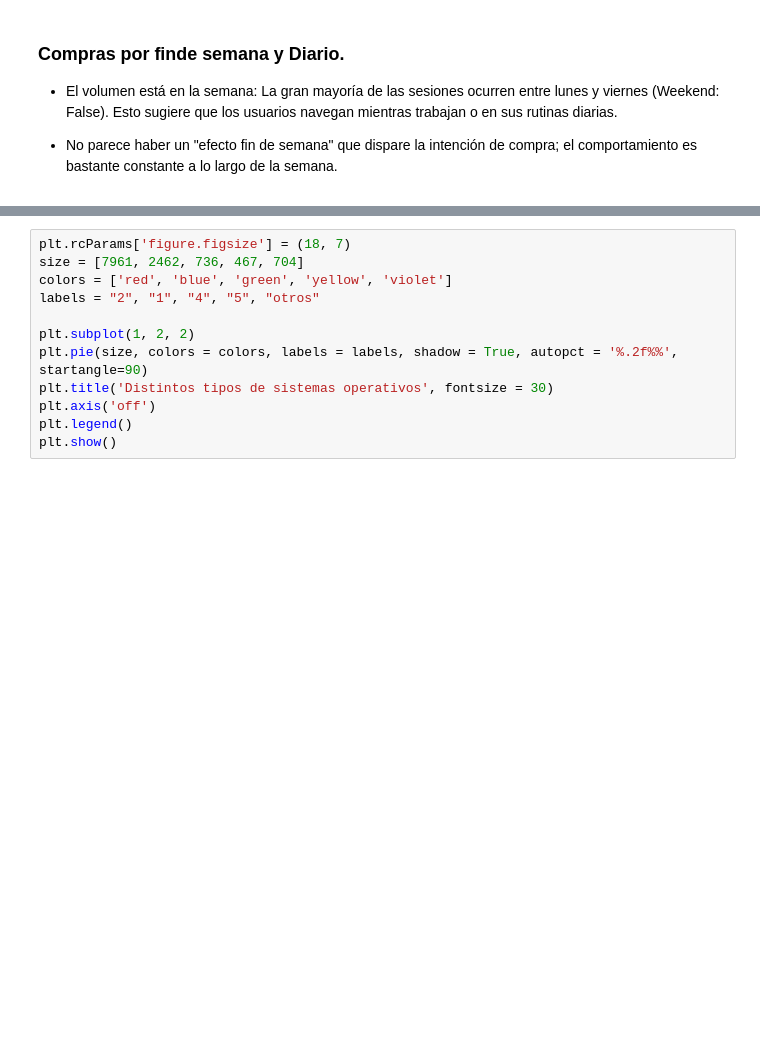
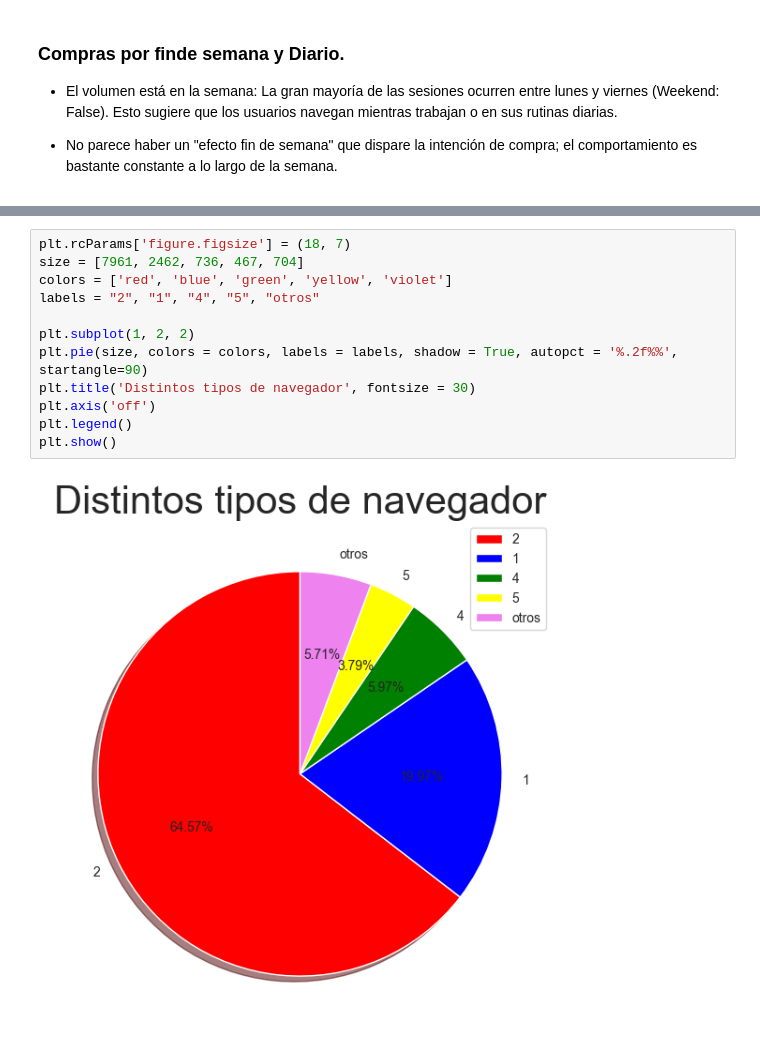
Before and after one commit to alvaroG-IA/proyecto-1-AIA-Marketing_Digital, a Jupyter notebook: Analisis_datos_Alfon.ipynb, the cells around one changed output, grey strips where cells are left out. Drawn from its saved outputs; the diff is of its cells as text; blank space fills up the shorter version.

```diff
--- a/Analisis_datos_Alfon.ipynb
+++ b/Analisis_datos_Alfon.ipynb
@@ -170,12 +314,14 @@ print(df['Browser'].value_counts())
 # %%
 plt.rcParams['figure.figsize'] = (18, 7)
 size = [7961, 2462, 736, 467, 704]
 colors = ['red', 'blue', 'green', 'yellow', 'violet']
 labels = "2", "1", "4", "5", "otros"
 
 plt.subplot(1, 2, 2)
 plt.pie(size, colors = colors, labels = labels, shadow = True, autopct = '%.2f%%', startangle=90)
-plt.title('Distintos tipos de sistemas operativos', fontsize = 30)
+plt.title('Distintos tipos de navegador', fontsize = 30)
 plt.axis('off')
 plt.legend()
 plt.show()
+# %% [output]
+[figure, added]
```
Also changed, not shown: parts of 34 cells of this notebook.
